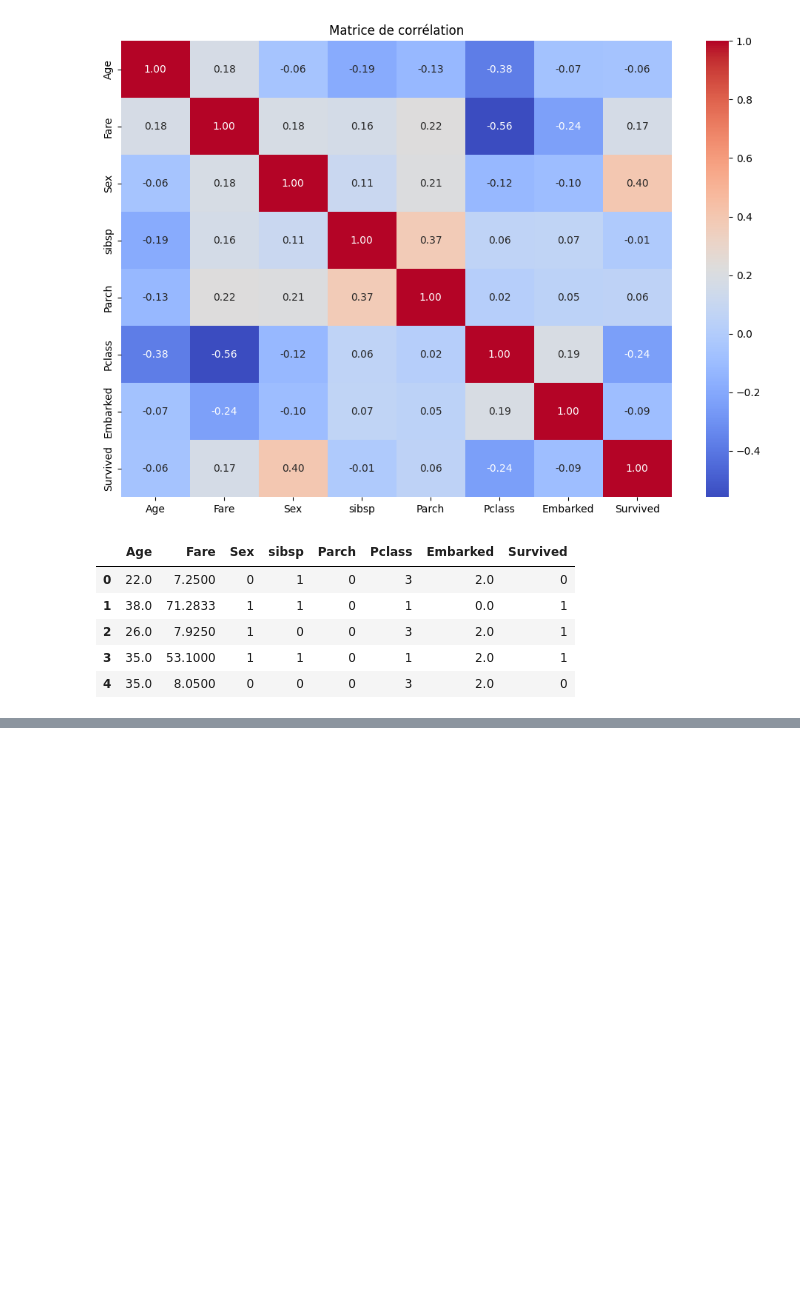
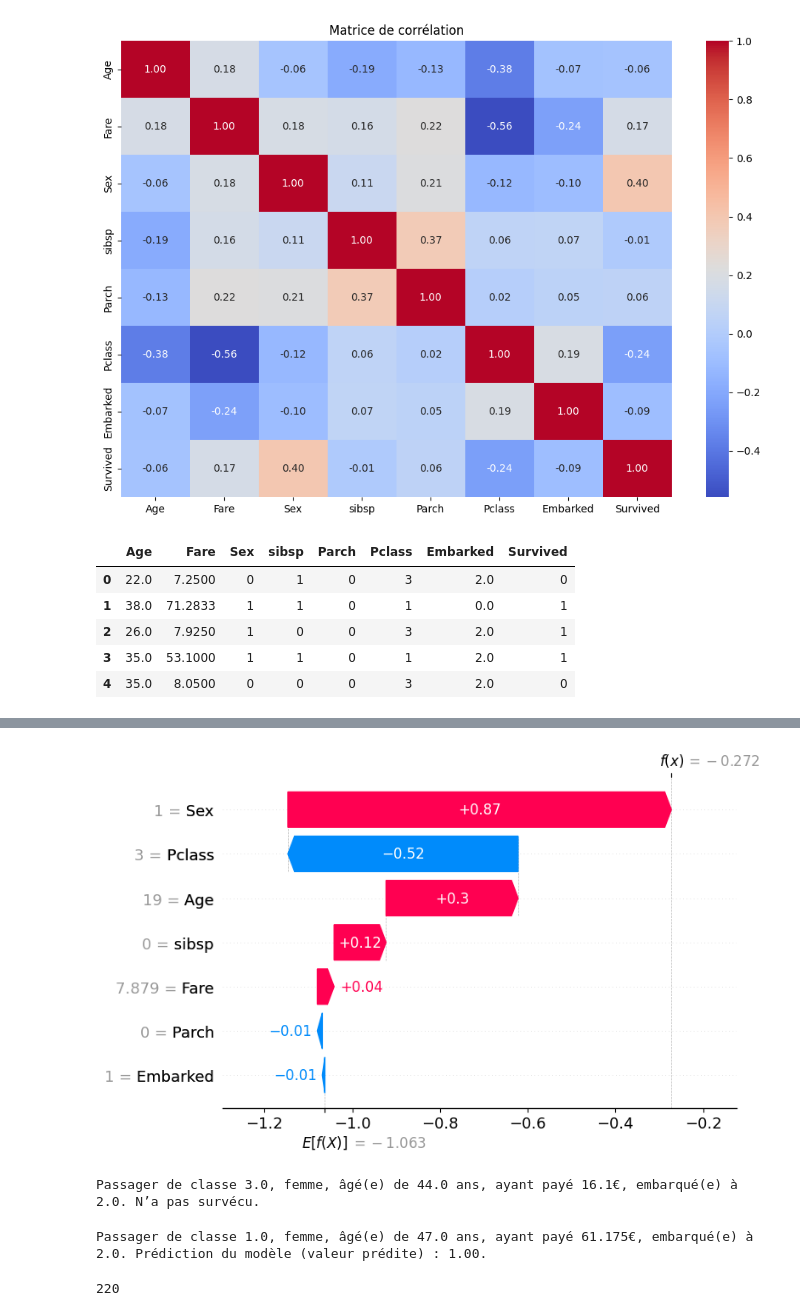
Before and after one commit to HassenJebali/ML_GenAI_projet, a Jupyter notebook: ML&genAi.ipynb, the cells around one changed output, grey strips where cells are left out. Drawn from its saved outputs; the diff is of its cells as text; code cells hidden in the pictures; blank space fills up the shorter version.

```diff
--- a/ML&genAi.ipynb
+++ b/ML&genAi.ipynb
@@ -176,8 +176,13 @@ df_full['description'] = df_full.apply(create_description, axis=1)
 # %%
 !python "c:/Users/hdjeb/OneDrive/Bureau/Esprit/ML&genAI/genAI/explanations.py"
 # %%
+import sys
+sys.path.append(r'C:\Users\hdjeb\OneDrive\Bureau\Esprit\ML&genAI')  # ajoute le dossier au chemin Python
+
 from genAI.explanations import explain_prediction
 
-# Suppose que model, X_test, etc. sont déjà définis
-sample = X_test.iloc[[0]]
-explain_prediction(model, sample, X_test.columns)
+import joblib
+# Chargement du modèle
+model = joblib.load(r'C:\Users\hdjeb\OneDrive\Bureau\Esprit\ML&genAI\modéles_entrainer\modele_regression.pkl')
+X_test = joblib.load(r'C:\Users\hdjeb\OneDrive\Bureau\Esprit\ML&genAI\data\X_test.pkl')
+X_train = joblib.load(r'C:\Users\hdjeb\OneDrive\Bureau\Esprit\ML&genAI\data\X_train.pkl')
@@ -185,0 +212,5 @@ ImportError: cannot import name 'explain_prediction' from 'genAI.explanations' (
+# %%
+# Appel de la fonction d'explication
+explain_prediction(model, sample, background_data=X_train)
+# %% [output]
+[figure, added]
@@ -185,0 +242,17 @@ ImportError: cannot import name 'explain_prediction' from 'genAI.explanations' (
+# %%
+desc = create_description(df.iloc[159])
+print(desc)
+# %% [output]
+Passager de classe 3.0, femme, âgé(e) de 44.0 ans, ayant payé 16.1€, embarqué(e) à 2.0. N’a pas survécu.
+# %%
+sample = X_test.iloc[[80]]  # DataFrame 1 ligne avec colonnes
+pred = model.predict(sample)[0]  # prediction avec DataFrame en entrée
+
+desc = create_description_regression(sample.iloc[0], pred)  # on passe la Series (la ligne) pour la description
+print(desc)
+# %% [output]
+Passager de classe 1.0, femme, âgé(e) de 47.0 ans, ayant payé 61.175€, embarqué(e) à 2.0. Prédiction du modèle (valeur prédite) : 1.00.
+# %%
+print(len(X_test))
+# %% [output]
+220
```
Also changed, not shown: parts of 10 cells of this notebook, 11 other files.
